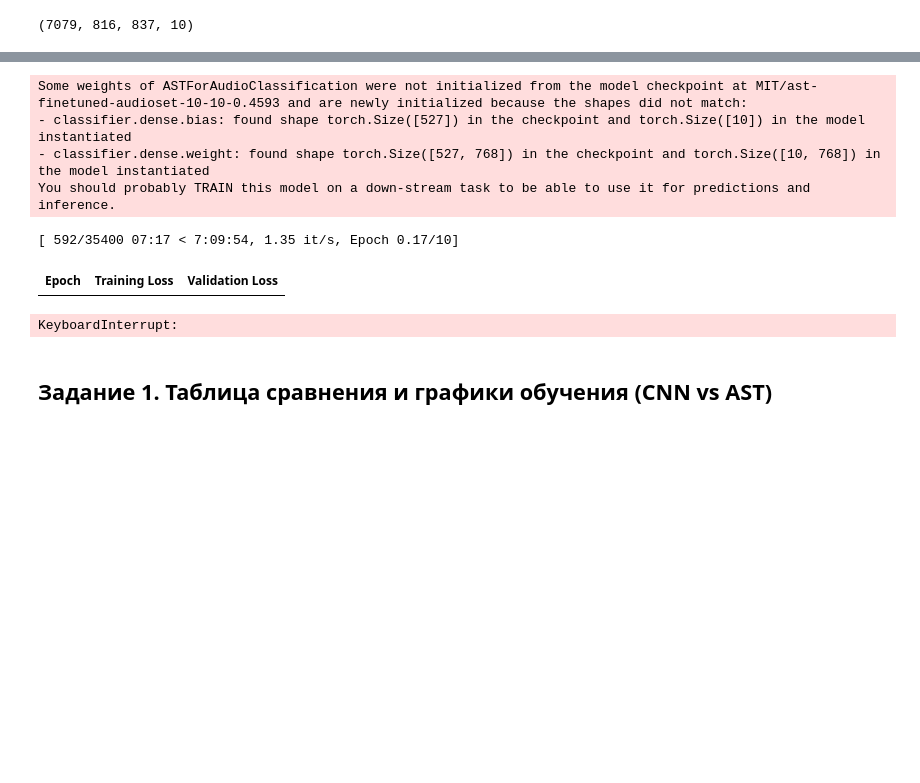
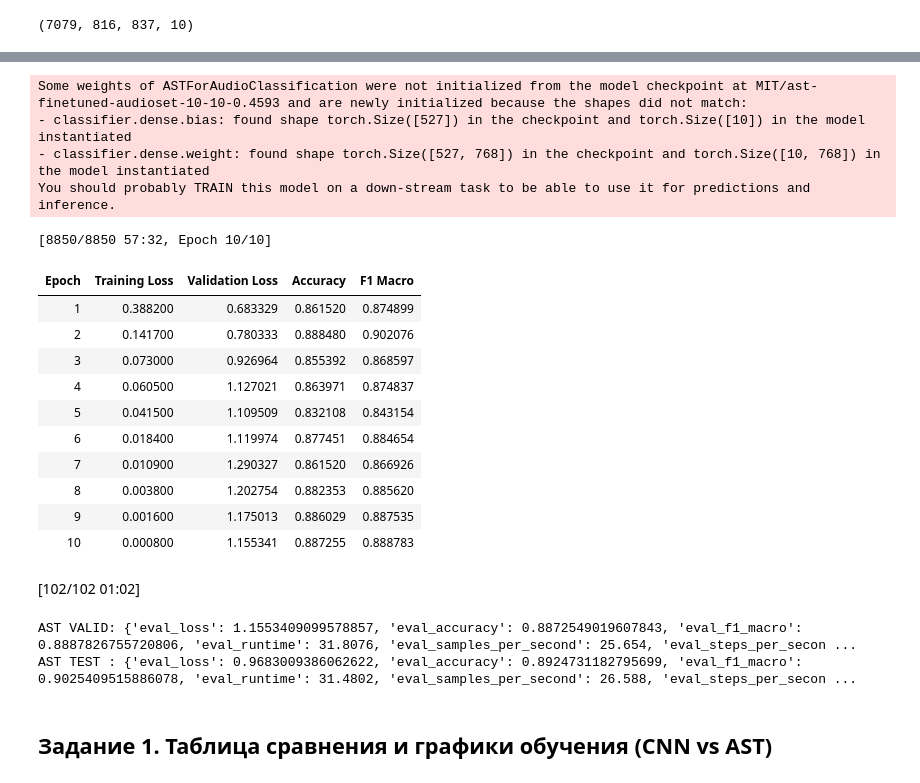
Before and after one commit to VelvetApparatus/labs_rp, a Jupyter notebook: Lab2.ipynb, the cells around one changed output, grey strips where cells are left out. Drawn from its saved outputs; the diff is of its cells as text; code cells hidden in the pictures; blank space fills up the shorter version.

```diff
--- a/Lab2.ipynb
+++ b/Lab2.ipynb
@@ -1,7 +1,7 @@
 # %% [markdown]
 # Лабаораторная работа №2: Классификация аудио
 # %%
-!pip -q install datasets torchaudio torch torchvision scikit-learn transformers accelerate --upgrade
+%pip -q install datasets torchaudio torch torchvision scikit-learn transformers accelerate numpy matplotlib tqdm torchcodec --upgrade
 
 import numpy as np, torch, torch.nn as nn, torch.nn.functional as F
 from torch.utils.data import DataLoader, Dataset
@@ -14,7 +14,7 @@ from sklearn.metrics import accuracy_score, f1_score, classification_report
 from tqdm import tqdm
 from transformers import AutoProcessor, AutoModelForAudioClassification, TrainingArguments, Trainer
 
-device = torch.device("mps" if torch.backends.mps.is_available() else "cpu")
+device = torch.device("cuda" if torch.cuda.is_available() else "cpu")
 print("Device:", device)
 SR = 16000
 # %% [output]
@@ -158,3 +208,30 @@ CNN TEST acc: 0.45280764635603343
+# %%
+from transformers import Trainer, TrainingArguments, TrainerCallback
+
+history_ast = {
+    "tr_loss": [],
+    "va_loss": [],
+    "va_acc":  [],
+    "epochs": [],
+}
+
+class HistoryCallback(TrainerCallback):
+    def on_log(self, args, state, control, logs=None, **kwargs):
+        if logs is None:
+            return
+
+        epoch = logs.get("epoch", state.epoch)
+
+        # train loss (Trainer логирует его как "loss")
+        if "loss" in logs and "learning_rate" in logs:
+            history_ast["tr_loss"].append(logs["loss"])
+            history_ast["epochs"].append(epoch)
+
+        # eval loss / accuracy (после evaluate на валидации)
+        if "eval_loss" in logs:
+            history_ast["va_loss"].append(logs["eval_loss"])
+        if "eval_accuracy" in logs:
+            history_ast["va_acc"].append(logs["eval_accuracy"])
 # %%
 MODEL_ID = "MIT/ast-finetuned-audioset-10-10-0.4593"
 processor = AutoProcessor.from_pretrained(MODEL_ID)
@@ -206,43 +283,59 @@ def compute_metrics(eval_pred):
 
 args = TrainingArguments(
     output_dir="ast_us8k_ft",
-    per_device_train_batch_size=2,
-    per_device_eval_batch_size=2,
+    per_device_train_batch_size=8,
+    per_device_eval_batch_size=8,
     learning_rate=5e-5,
     num_train_epochs=10,
     eval_strategy="epoch",
-    save_steps=500,
-    logging_steps=200,
+    logging_strategy="epoch",
+    save_strategy="no",
     fp16=(device.type == "cuda"),
     overwrite_output_dir=True,
     do_train=True,
     do_eval=True,
     remove_unused_columns=False,
-    dataloader_pin_memory=False,
+    dataloader_pin_memory=True,
 )
 
+
+hist_cb = HistoryCallback()
 
 trainer = Trainer(
     model=ast,
     args=args,
     train_dataset=tr_ast,
     eval_dataset=va_ast,
     data_collator=collate_proc,
     processing_class=processor,
     compute_metrics=compute_metrics,
+    callbacks=[hist_cb],
 )
 
 trainer.train()
+
 print("AST VALID:", trainer.evaluate(va_ast))
 print("AST TEST :", trainer.evaluate(te_ast))
 # %% [output]
 Some weights of ASTForAudioClassification were not initialized from the model checkpoint at MIT/ast-finetuned-audioset-10-10-0.4593 and are newly initialized because the shapes did not match:
 - classifier.dense.bias: found shape torch.Size([527]) in the checkpoint and torch.Size([10]) in the model instantiated
 - classifier.dense.weight: found shape torch.Size([527, 768]) in the checkpoint and torch.Size([10, 768]) in the model instantiated
 You should probably TRAIN this model on a down-stream task to be able to use it for predictions and inference.
-[ 592/35400 07:17 < 7:09:54, 1.35 it/s, Epoch 0.17/10]
+[8850/8850 57:32, Epoch 10/10]
-| Epoch | Training Loss | Validation Loss |
+| Epoch | Training Loss | Validation Loss | Accuracy | F1 Macro |
+| 1 | 0.388200 | 0.683329 | 0.861520 | 0.874899 |
+| 2 | 0.141700 | 0.780333 | 0.888480 | 0.902076 |
+| 3 | 0.073000 | 0.926964 | 0.855392 | 0.868597 |
+| 4 | 0.060500 | 1.127021 | 0.863971 | 0.874837 |
+| 5 | 0.041500 | 1.109509 | 0.832108 | 0.843154 |
+| 6 | 0.018400 | 1.119974 | 0.877451 | 0.884654 |
+| 7 | 0.010900 | 1.290327 | 0.861520 | 0.866926 |
+| 8 | 0.003800 | 1.202754 | 0.882353 | 0.885620 |
+| 9 | 0.001600 | 1.175013 | 0.886029 | 0.887535 |
+| 10 | 0.000800 | 1.155341 | 0.887255 | 0.888783 |
+[102/102 01:02]
-KeyboardInterrupt:
+AST VALID: {'eval_loss': 1.1553409099578857, 'eval_accuracy': 0.8872549019607843, 'eval_f1_macro': 0.8887826755720806, 'eval_runtime': 31.8076, 'eval_samples_per_second': 25.654, 'eval_steps_per_secon ...
+AST TEST : {'eval_loss': 0.9683009386062622, 'eval_accuracy': 0.8924731182795699, 'eval_f1_macro': 0.9025409515886078, 'eval_runtime': 31.4802, 'eval_samples_per_second': 26.588, 'eval_steps_per_secon ...
 # %% [markdown]
 ## Задание 1. Таблица сравнения и графики обучения (CNN vs AST)
 # %%
```
Also changed, not shown: parts of 7 cells of this notebook.
